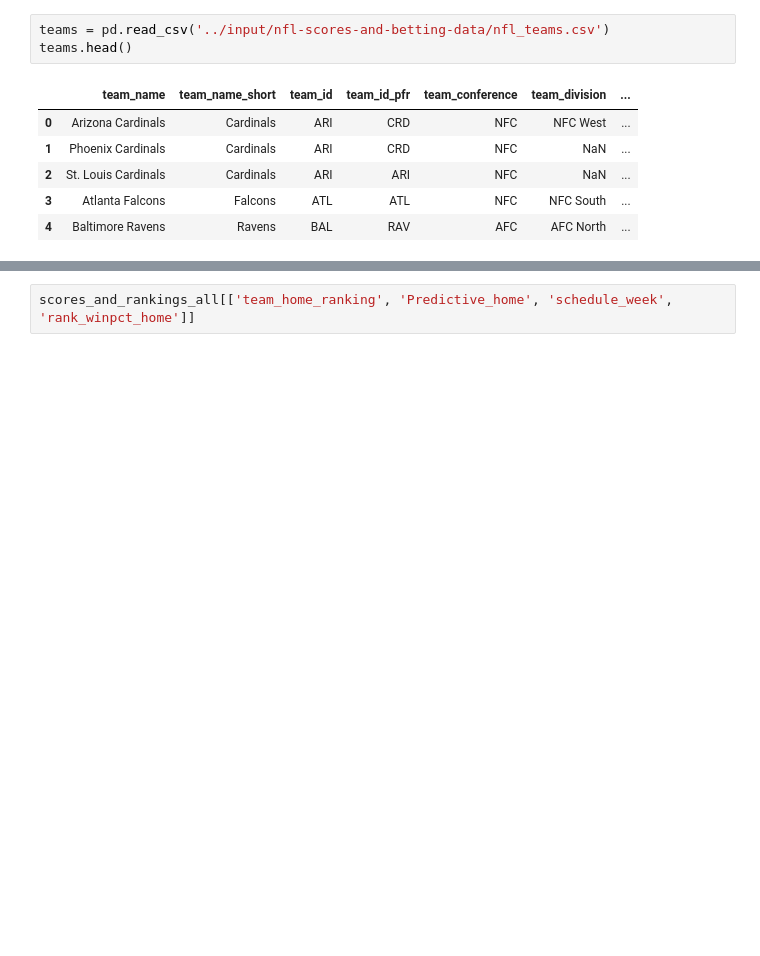
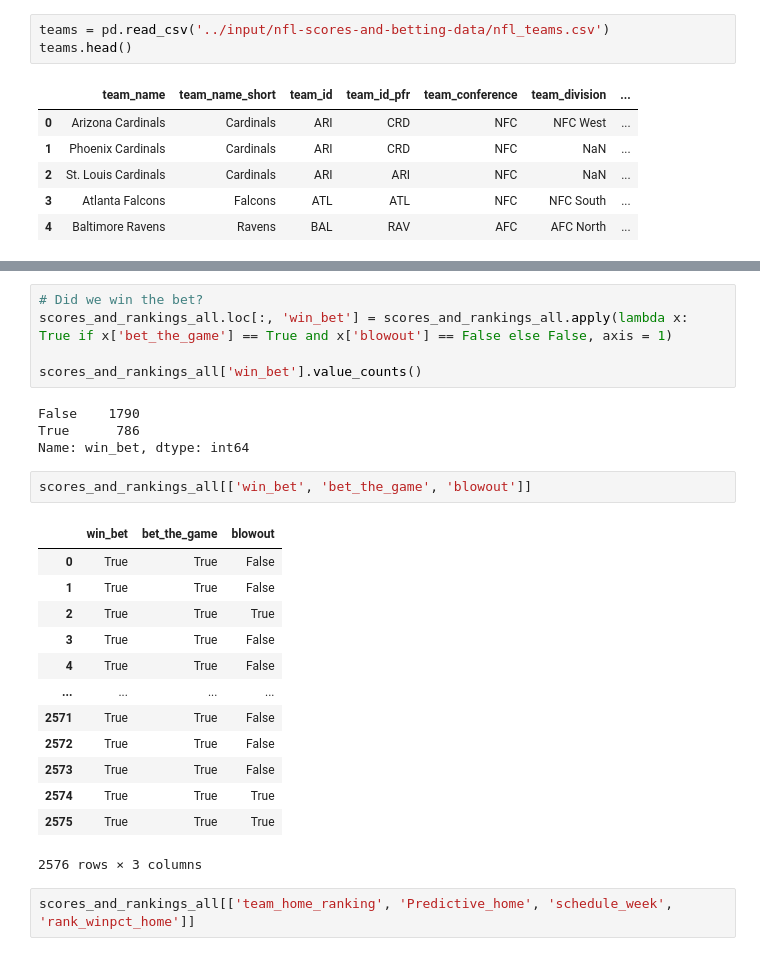
Before and after one commit to ericjenvey/Kaggle, a Jupyter notebook: nfl-score-data.ipynb, the cells around one changed output, grey strips where cells are left out. Cells and saved outputs as stored; diff of their text form; blank space fills up the shorter version.

```diff
--- a/nfl-score-data.ipynb
+++ b/nfl-score-data.ipynb
@@ -221,3 +236,28 @@ scores_and_rankings_all[['bet_the_game', 'lopsided_matchup', 'high_powered_offen
+# %%
+# Did we win the bet?
+scores_and_rankings_all.loc[:, 'win_bet'] = scores_and_rankings_all.apply(lambda x: True if x['bet_the_game'] == True and x['blowout'] == False else False, axis = 1)
+
+scores_and_rankings_all['win_bet'].value_counts()
+# %% [output]
+False    1790
+True      786
+Name: win_bet, dtype: int64
+# %%
+scores_and_rankings_all[['win_bet', 'bet_the_game', 'blowout']]
+# %% [output]
+|  | win_bet | bet_the_game | blowout |
+| 0 | True | True | False |
+| 1 | True | True | False |
+| 2 | True | True | True |
+| 3 | True | True | False |
+| 4 | True | True | False |
+| ... | ... | ... | ... |
+| 2571 | True | True | False |
+| 2572 | True | True | False |
+| 2573 | True | True | False |
+| 2574 | True | True | True |
+| 2575 | True | True | True |
+2576 rows × 3 columns
 # %%
 scores_and_rankings_all[['team_home_ranking', 'Predictive_home', 'schedule_week', 'rank_winpct_home']]
 # %% [output]
```
Also changed, not shown: parts of 5 cells of this notebook.
